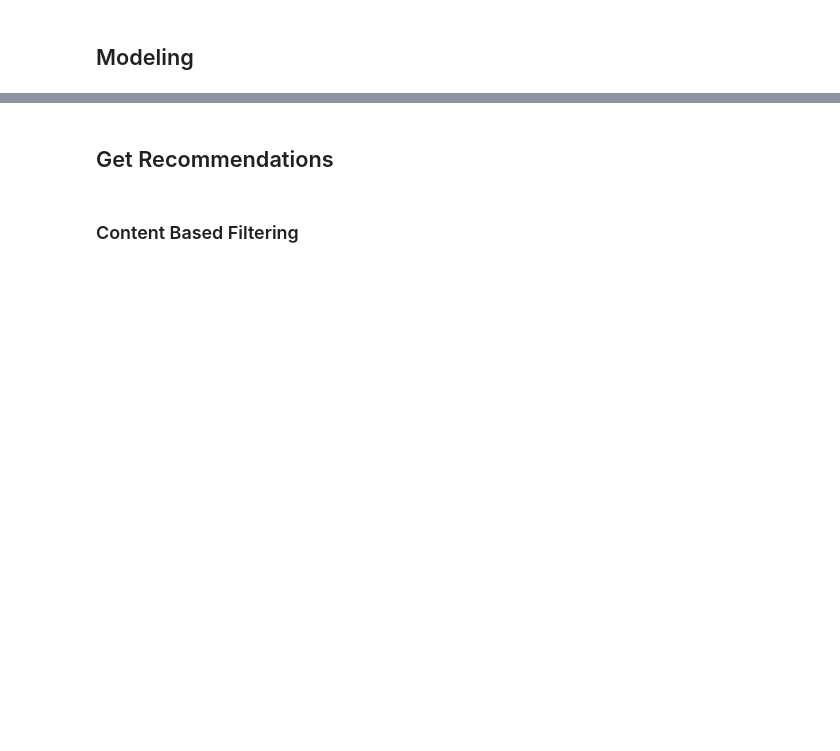
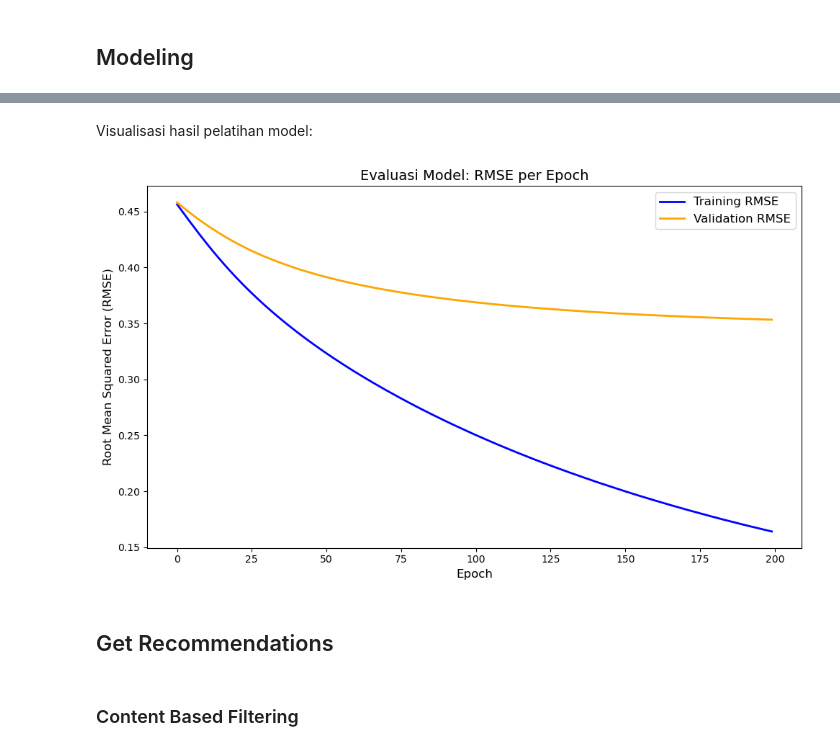
Before and after one commit to Sulbae/OlahGizi-Project, a Jupyter notebook: Food Recommender/notebook.ipynb, the cells around one changed output, grey strips where cells are left out. Saved outputs shown, nothing was run; the diff lists cells and outputs as text; code cells hidden in the pictures; blank space fills up the shorter version.

Commit message:
collaborative training

```diff
--- a/Food Recommender/notebook.ipynb
+++ b/Food Recommender/notebook.ipynb
@@ -690,0 +801,3 @@ collaborative_df.head()
+# %%
+x = collaborative_df[['user', 'recipe']].values
+y = collaborative_df['rating'].values
@@ -718,0 +857,6 @@ Shape: (2009, 2009)
+# %%
+n_users = collaborative_df['user'].nunique()
+print(n_users)
+
+n_recipes = collaborative_df['recipe'].nunique()
+print(n_recipes)
@@ -718,0 +910,16 @@ Shape: (2009, 2009)
+# %%
+model = NFCRecommender(n_users, n_recipes, 8)
+
+model.compile(
+    loss = tf.keras.losses.BinaryCrossentropy(),
+    optimizer = tf.keras.optimizers.RMSprop(learning_rate = 0.001),
+    metrics = [tf.keras.metrics.RootMeanSquaredError()]
+)
+# %%
+history = model.fit(
+    x = x_train,
+    y = y_train,
+    validation_data=(x_val, y_val),
+    batch_size=64,
+    epochs=200
+)
@@ -719,3 +944,20 @@ Shape: (2009, 2009)
+# %% [markdown]
+Visualisasi hasil pelatihan model:
+# %%
+plt.figure(figsize=(10, 6))
+plt.plot(history.history["root_mean_squared_error"], label="Training RMSE", color='blue', linewidth=2)
+plt.plot(history.history["val_root_mean_squared_error"], label="Validation RMSE", color='orange', linewidth=2)
+
+plt.title("Evaluasi Model: RMSE per Epoch", fontsize=14)
+plt.ylabel("Root Mean Squared Error (RMSE)", fontsize=12)
+plt.xlabel("Epoch", fontsize=12)
+
+plt.legend(loc="upper right", fontsize=12)
+
+plt.tight_layout()
+plt.show()
+# %% [output]
+[figure, added]
 # %% [markdown]
 ## Get Recommendations
 # %% [markdown]
```
Also changed, not shown: parts of 142 cells of this notebook.
